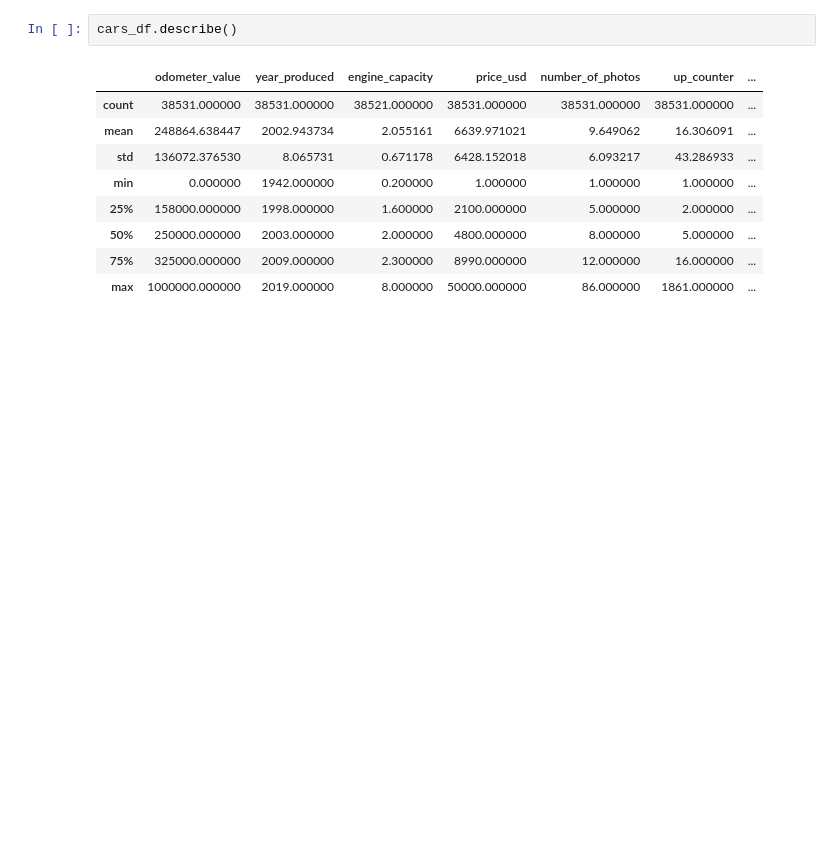
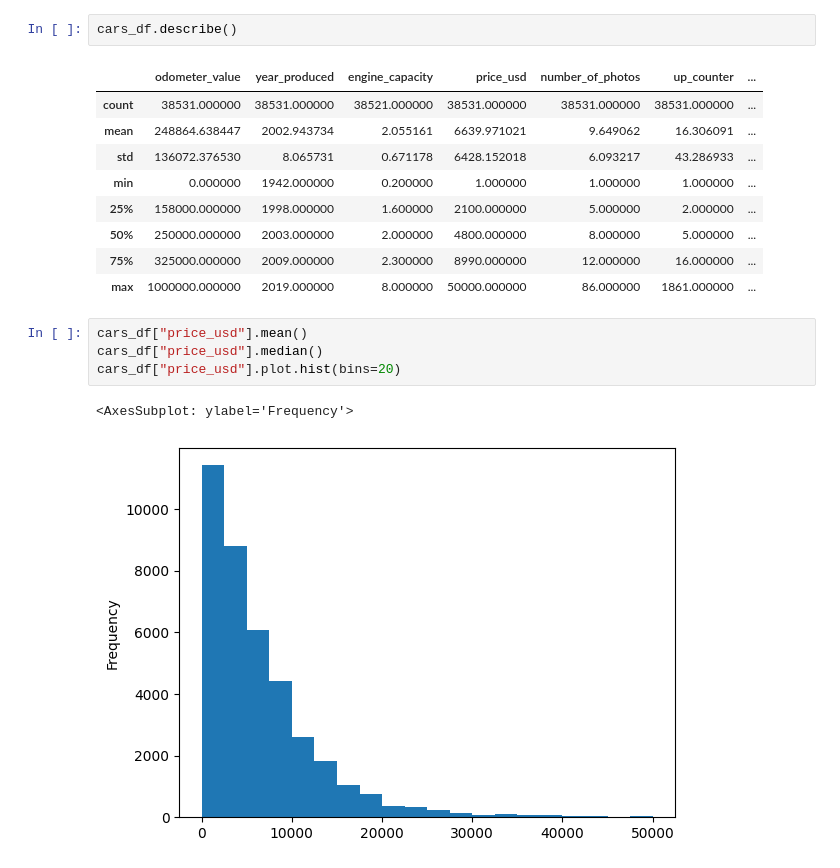
Before and after one commit to luchoss10/stadistics_couse, a Jupyter notebook: 04_tipos_de_datos.ipynb, the cells around one changed output. Drawn from its saved outputs; the diff is of its cells as text; blank space fills up the shorter version.

Commit message:
Hist Added

```diff
--- a/04_tipos_de_datos.ipynb
+++ b/04_tipos_de_datos.ipynb
@@ -43,3 +44,10 @@ cars_df.describe()
 | 50% | 250000.000000 | 2003.000000 | 2.000000 | 4800.000000 | 8.000000 | 5.000000 | ... |
 | 75% | 325000.000000 | 2009.000000 | 2.300000 | 8990.000000 | 12.000000 | 16.000000 | ... |
 | max | 1000000.000000 | 2019.000000 | 8.000000 | 50000.000000 | 86.000000 | 1861.000000 | ... |
+# %%
+cars_df["price_usd"].mean()
+cars_df["price_usd"].median()
+cars_df["price_usd"].plot.hist(bins=20)
+# %% [output]
+<AxesSubplot: ylabel='Frequency'>
+[figure, added]
```
Also changed, not shown: parts of 6 cells of this notebook.
